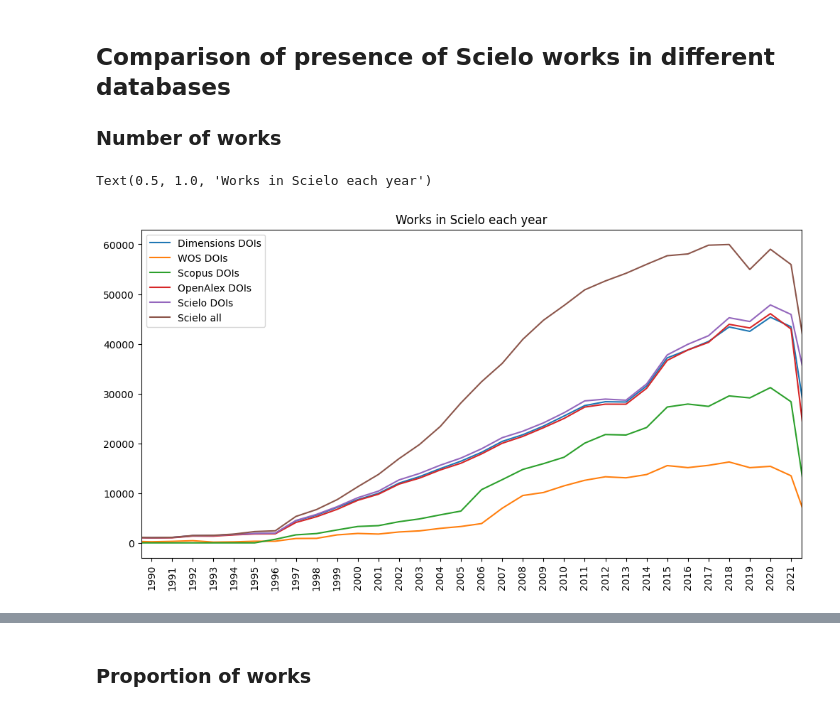
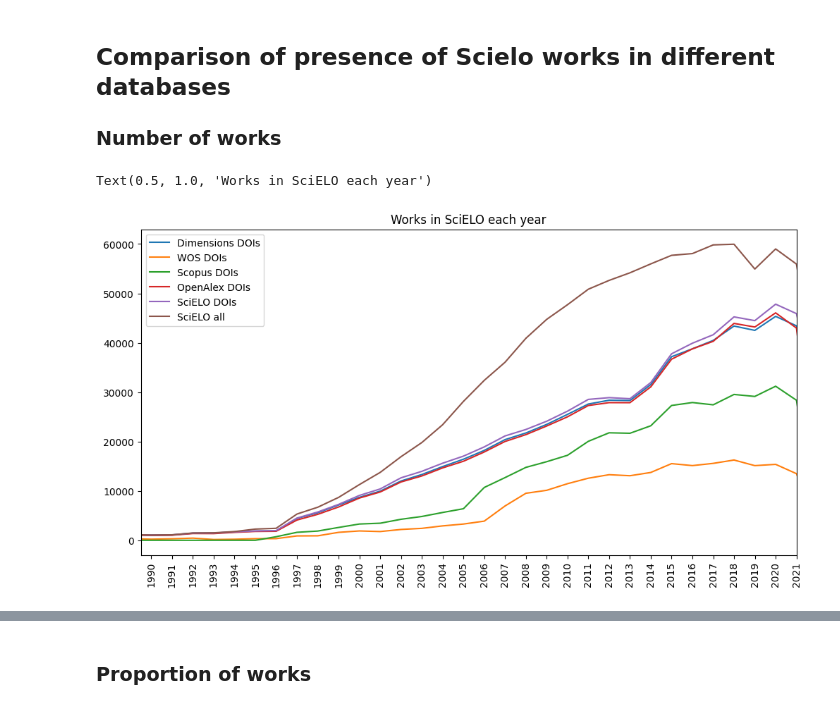
Before and after one commit to alyssonmazoni/scielo_scientometrics, a Jupyter notebook: Scielo_as_a_Scientometric_research_tool.ipynb, the cells around one changed output, grey strips where cells are left out. Saved outputs shown, nothing was run; the diff lists cells and outputs as text; code cells hidden in the pictures.

```diff
--- a/Scielo_as_a_Scientometric_research_tool.ipynb
+++ b/Scielo_as_a_Scientometric_research_tool.ipynb
@@ -345,27 +344,27 @@ ORDER BY a.pub_year ASC
 # %%
 x = commercial_db['year'].values
 y1 = commercial_db['dimensions'].values
 y2 = commercial_db['wos'].values
 y3 = commercial_db['scopus'].values
 
 x2 = openalex_db['year'].values
 y4 = openalex_db['openalex'].values
 y5 = openalex_db['scielo'].values
 y6 = openalex_db['total_scielo'].values
 
 plt.figure(figsize=(12,6))
 plt.plot(x,y1)
 plt.plot(x,y2)
 plt.plot(x,y3)
 plt.plot(x,y4)
 plt.plot(x,y5)
 plt.plot(x,y6)
 plt.xticks(rotation=90)
-plt.xlim([1989.5,2021.5])
+plt.xlim([1989.5,2021])
 plt.locator_params(axis='x', nbins=40)
 plt.legend(['Dimensions DOIs','WOS DOIs','Scopus DOIs','OpenAlex DOIs',
-            'Scielo DOIs','Scielo all'])
-plt.title('Works in Scielo each year')
+            'SciELO DOIs','SciELO all'])
+plt.title('Works in SciELO each year')
 # %% [output]
-Text(0.5, 1.0, 'Works in Scielo each year')
+Text(0.5, 1.0, 'Works in SciELO each year')
-[figure, old version]
+[figure, new version]
```
Also changed, not shown: parts of 12 cells of this notebook.
